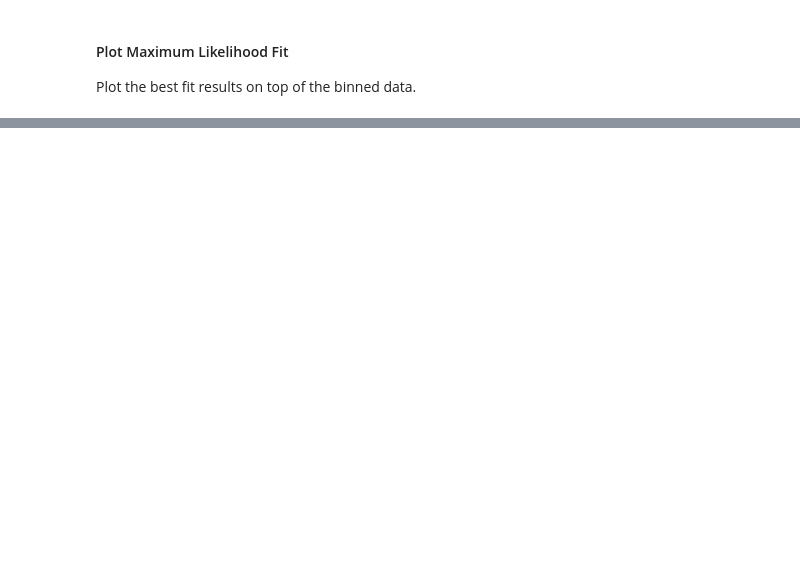
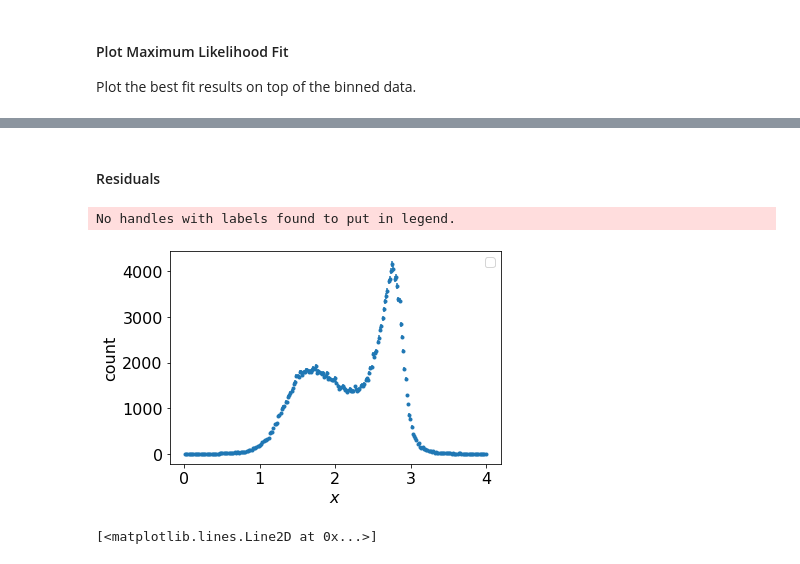
Before and after one commit to fzaidouni/mixture-models, a Jupyter notebook: mixturemodel_same_color.ipynb, the cells around one changed output, grey strips where cells are left out. Saved outputs shown, nothing was run; the diff lists cells and outputs as text; code cells hidden in the pictures; blank space fills up the shorter version.

```diff
--- a/mixturemodel_same_color.ipynb
+++ b/mixturemodel_same_color.ipynb
@@ -241,0 +246,24 @@ ax.legend(fontsize=12);
+# %% [markdown]
+#### Residuals
+# %%
+fig, ax = plt.subplots(1,1, figsize=(6,4), tight_layout=True)
+
+ep = ax.errorbar(x, n1, yerr=dn1, fmt='.')
+# ax.plot(x, mixturemodel(bestfit.x[1:], x), color=ep[0].get_color(), label='data set 1')
+
+# ep = ax.errorbar(x, n2, yerr=dn1, fmt='.');
+# ax.plot(x, bestfit.x[0]*mixturemodel(bestfit.x[1:], x), color=ep[0].get_color(), label='data set 2')
+
+ax.set(#xlim=(-3,3),
+       xlabel='$x$',
+       #ylim=(0, 1300),
+       ylabel='count')
+
+ax.legend(fontsize=12);
+# %% [output]
+No handles with labels found to put in legend.
+[figure, added]
+# %%
+ax.plot(x, n1)
+# %% [output]
+[<matplotlib.lines.Line2D at 0x...>]
```
Also changed, not shown: parts of 10 cells of this notebook, 2 other files.
